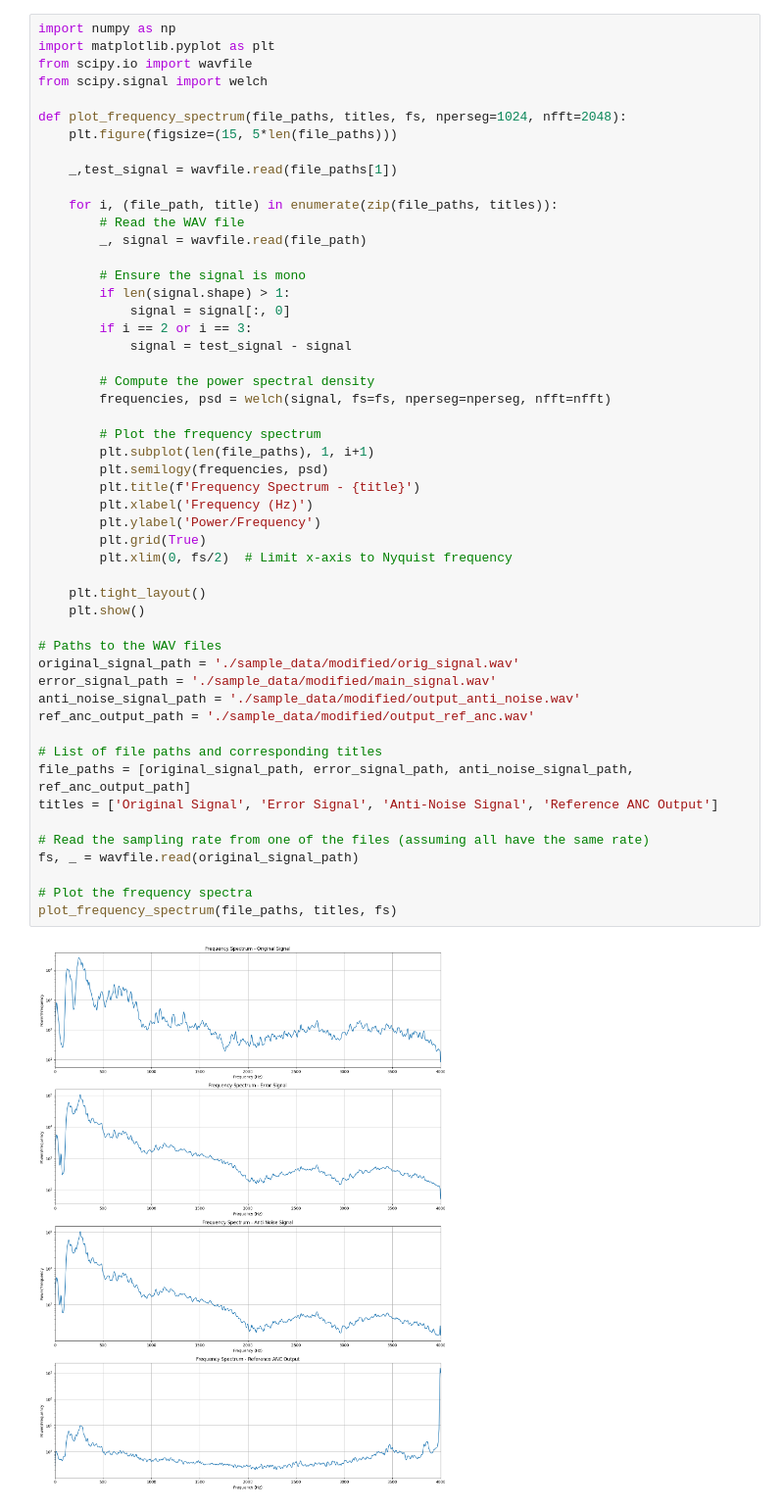
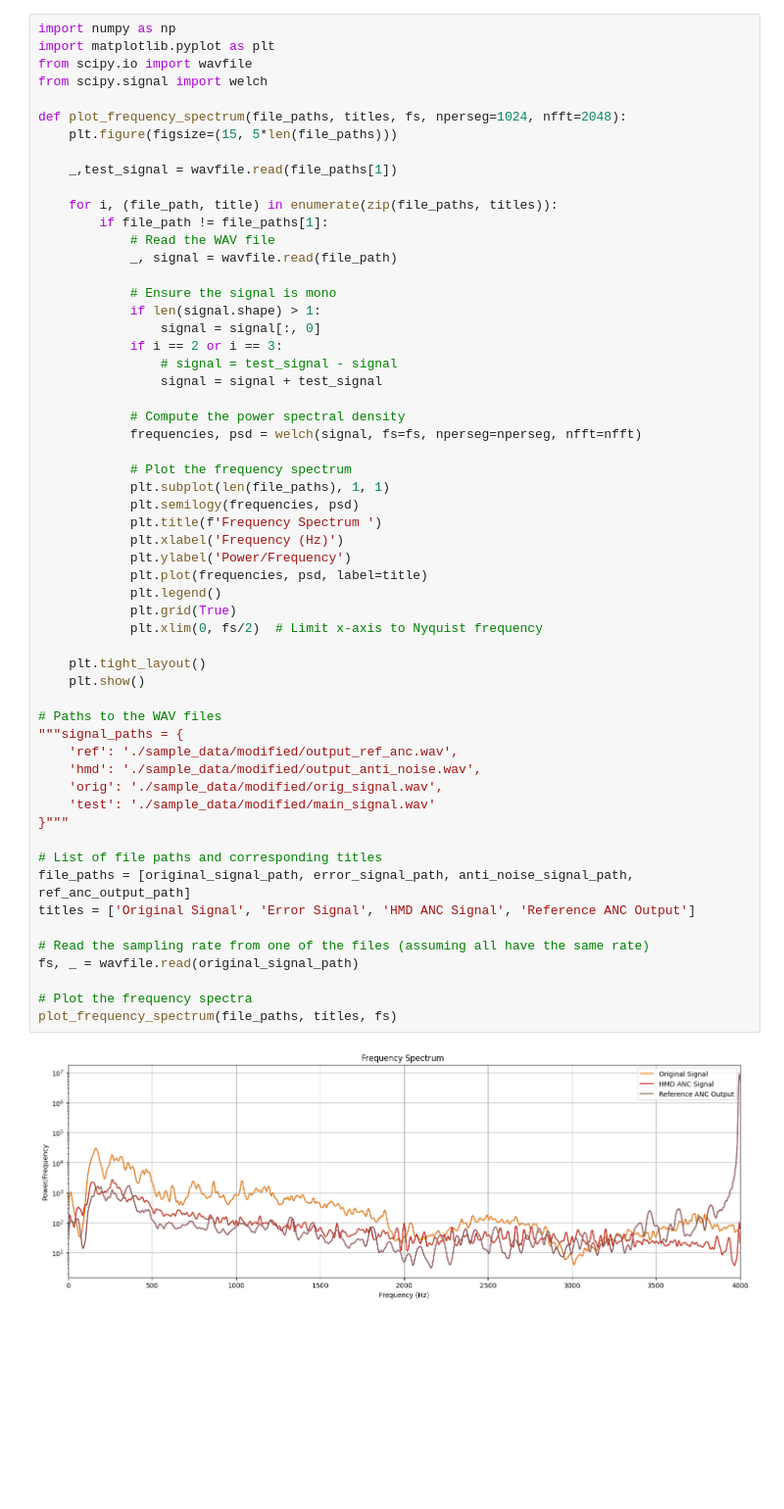
Before and after one commit to vasudeva43/DSP_group_16, a Jupyter notebook: DSP_poject_group16.ipynb, the cells around one changed output. Shown: that part at 98% size. Saved outputs shown, nothing was run; the diff lists cells and outputs as text; blank space fills up the shorter version.

```diff
--- a/DSP_poject_group16.ipynb
+++ b/DSP_poject_group16.ipynb
@@ -402,53 +449,59 @@ Noise Reduction (HMD ANC): -7.14 dB
 # %%
 import numpy as np
 import matplotlib.pyplot as plt
 from scipy.io import wavfile
 from scipy.signal import welch
 
 def plot_frequency_spectrum(file_paths, titles, fs, nperseg=1024, nfft=2048):
     plt.figure(figsize=(15, 5*len(file_paths)))
 
     _,test_signal = wavfile.read(file_paths[1])
 
     for i, (file_path, title) in enumerate(zip(file_paths, titles)):
-        # Read the WAV file
-        _, signal = wavfile.read(file_path)
+        if file_path != file_paths[1]:
+            # Read the WAV file
+            _, signal = wavfile.read(file_path)
 
-        # Ensure the signal is mono
-        if len(signal.shape) > 1:
-            signal = signal[:, 0]
-        if i == 2 or i == 3:
-            signal = test_signal - signal
+            # Ensure the signal is mono
+            if len(signal.shape) > 1:
+                signal = signal[:, 0]
+            if i == 2 or i == 3:
+                # signal = test_signal - signal
+                signal = signal + test_signal
 
-        # Compute the power spectral density
-        frequencies, psd = welch(signal, fs=fs, nperseg=nperseg, nfft=nfft)
+            # Compute the power spectral density
+            frequencies, psd = welch(signal, fs=fs, nperseg=nperseg, nfft=nfft)
 
-        # Plot the frequency spectrum
-        plt.subplot(len(file_paths), 1, i+1)
-        plt.semilogy(frequencies, psd)
-        plt.title(f'Frequency Spectrum - {title}')
-        plt.xlabel('Frequency (Hz)')
-        plt.ylabel('Power/Frequency')
-        plt.grid(True)
-        plt.xlim(0, fs/2)  # Limit x-axis to Nyquist frequency
+            # Plot the frequency spectrum
+            plt.subplot(len(file_paths), 1, 1)
+            plt.semilogy(frequencies, psd)
+            plt.title(f'Frequency Spectrum ')
+            plt.xlabel('Frequency (Hz)')
+            plt.ylabel('Power/Frequency')
+            plt.plot(frequencies, psd, label=title)
+            plt.legend()
+            plt.grid(True)
+            plt.xlim(0, fs/2)  # Limit x-axis to Nyquist frequency
 
     plt.tight_layout()
     plt.show()
 
 # Paths to the WAV files
-original_signal_path = './sample_data/modified/orig_signal.wav'
-error_signal_path = './sample_data/modified/main_signal.wav'
-anti_noise_signal_path = './sample_data/modified/output_anti_noise.wav'
-ref_anc_output_path = './sample_data/modified/output_ref_anc.wav'
+"""signal_paths = {
+    'ref': './sample_data/modified/output_ref_anc.wav',
+    'hmd': './sample_data/modified/output_anti_noise.wav',
+    'orig': './sample_data/modified/orig_signal.wav',
+    'test': './sample_data/modified/main_signal.wav'
+}"""
 
 # List of file paths and corresponding titles
 file_paths = [original_signal_path, error_signal_path, anti_noise_signal_path, ref_anc_output_path]
-titles = ['Original Signal', 'Error Signal', 'Anti-Noise Signal', 'Reference ANC Output']
+titles = ['Original Signal', 'Error Signal', 'HMD ANC Signal', 'Reference ANC Output']
 
 # Read the sampling rate from one of the files (assuming all have the same rate)
 fs, _ = wavfile.read(original_signal_path)
 
 # Plot the frequency spectra
 plot_frequency_spectrum(file_paths, titles, fs)
 # %% [output]
-[figure, old version]
+[figure, new version]
```
Also changed, not shown: parts of 4 cells of this notebook, 11 other files.
